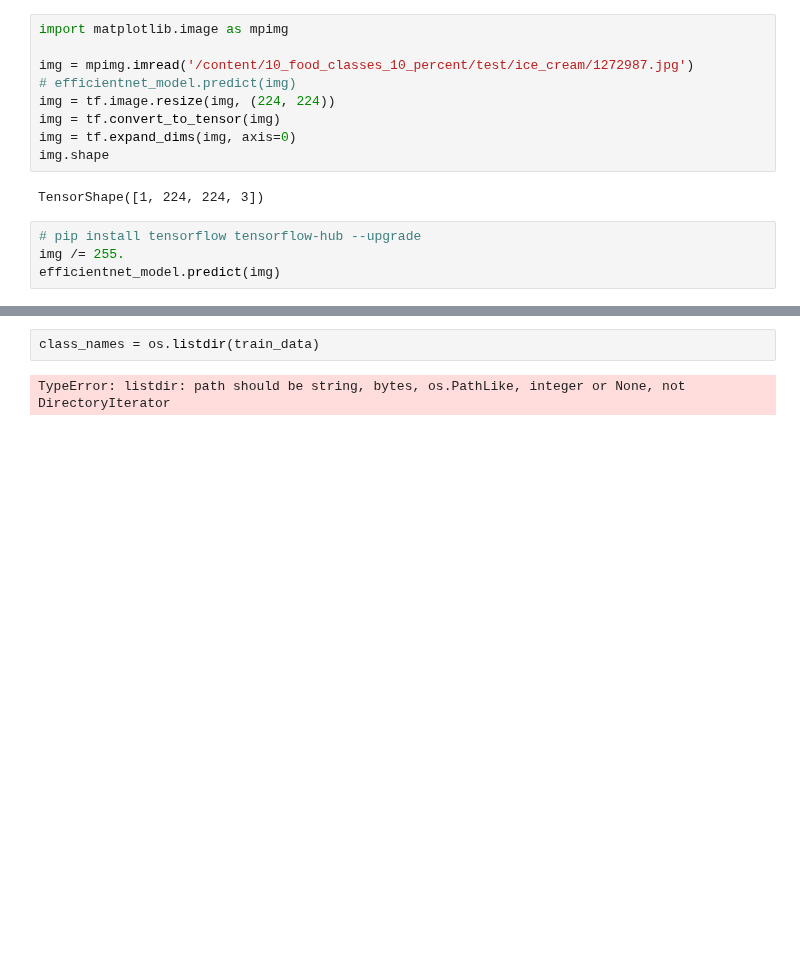
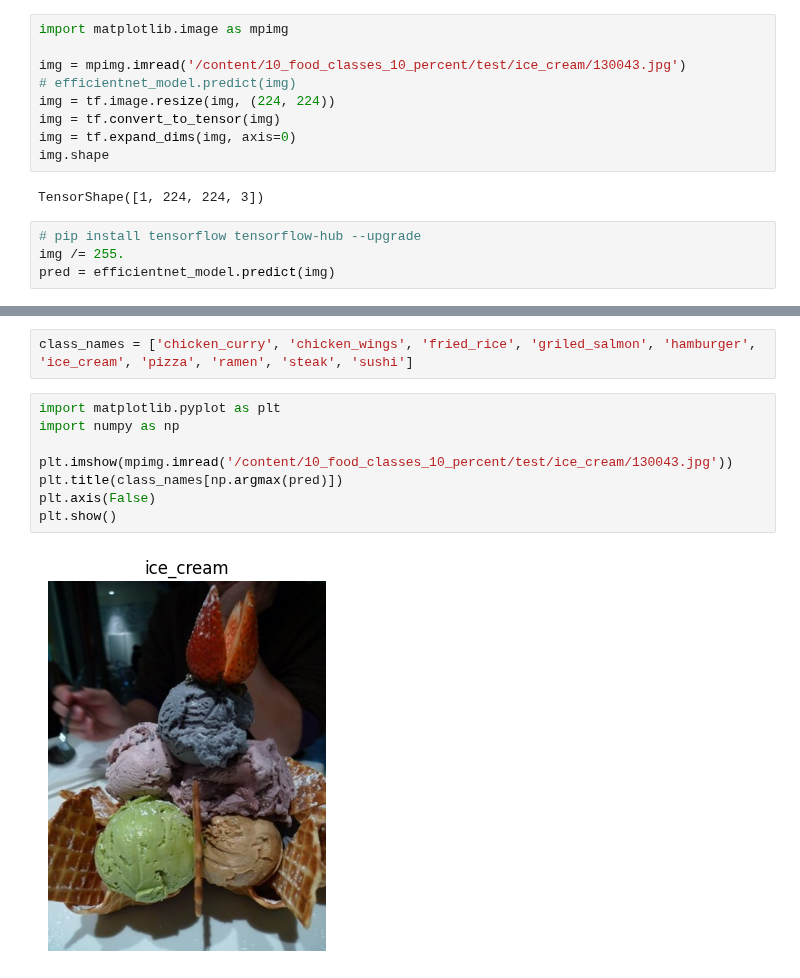
Before and after one commit to divyalaldinani/Deep-Learning-in-TensorFlow, a Jupyter notebook: 04_transfer_learning.ipynb, the cells around one changed output, grey strips where cells are left out. Drawn from its saved outputs; the diff is of its cells as text; blank space fills up the shorter version.

Commit message:
Checking model's predictions on random images

```diff
--- a/04_transfer_learning.ipynb
+++ b/04_transfer_learning.ipynb
@@ -217,7 +217,7 @@ Epoch 10/10
 # %%
 import matplotlib.image as mpimg
 
-img = mpimg.imread('/content/10_food_classes_10_percent/test/ice_cream/1272987.jpg')
+img = mpimg.imread('/content/10_food_classes_10_percent/test/ice_cream/130043.jpg')
 # efficientnet_model.predict(img)
 img = tf.image.resize(img, (224, 224))
 img = tf.convert_to_tensor(img)
@@ -228,5 +228,5 @@ TensorShape([1, 224, 224, 3])
 # %%
 # pip install tensorflow tensorflow-hub --upgrade
 img /= 255.
-efficientnet_model.predict(img)
+pred = efficientnet_model.predict(img)
 # %% [output]
@@ -237,4 +234,12 @@ array([[0.03986428, 0.0229838 , 0.41536084, 0.00371772, 0.02489673,
-# %%
-class_names = os.listdir(train_data)
-# %% [output]
-TypeError: listdir: path should be string, bytes, os.PathLike, integer or None, not DirectoryIterator
+# %%
+class_names = ['chicken_curry', 'chicken_wings', 'fried_rice', 'griled_salmon', 'hamburger', 'ice_cream', 'pizza', 'ramen', 'steak', 'sushi']
+# %%
+import matplotlib.pyplot as plt
+import numpy as np
+
+plt.imshow(mpimg.imread('/content/10_food_classes_10_percent/test/ice_cream/130043.jpg'))
+plt.title(class_names[np.argmax(pred)])
+plt.axis(False)
+plt.show()
+# %% [output]
+[figure, added]
```
Also changed, not shown: parts of 2 cells of this notebook.
